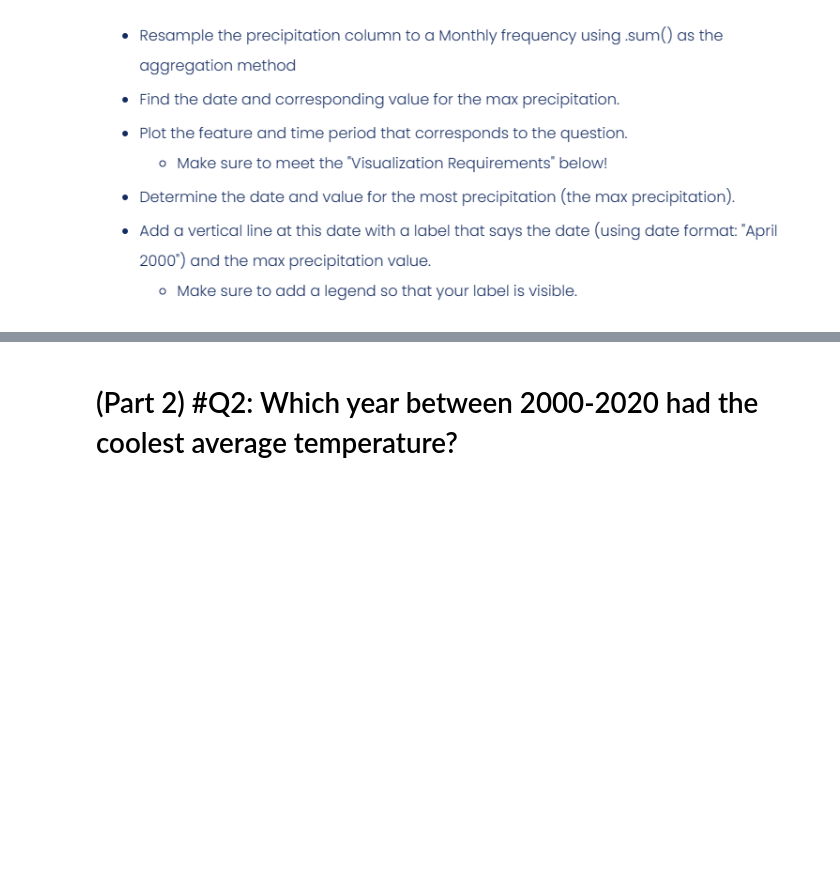
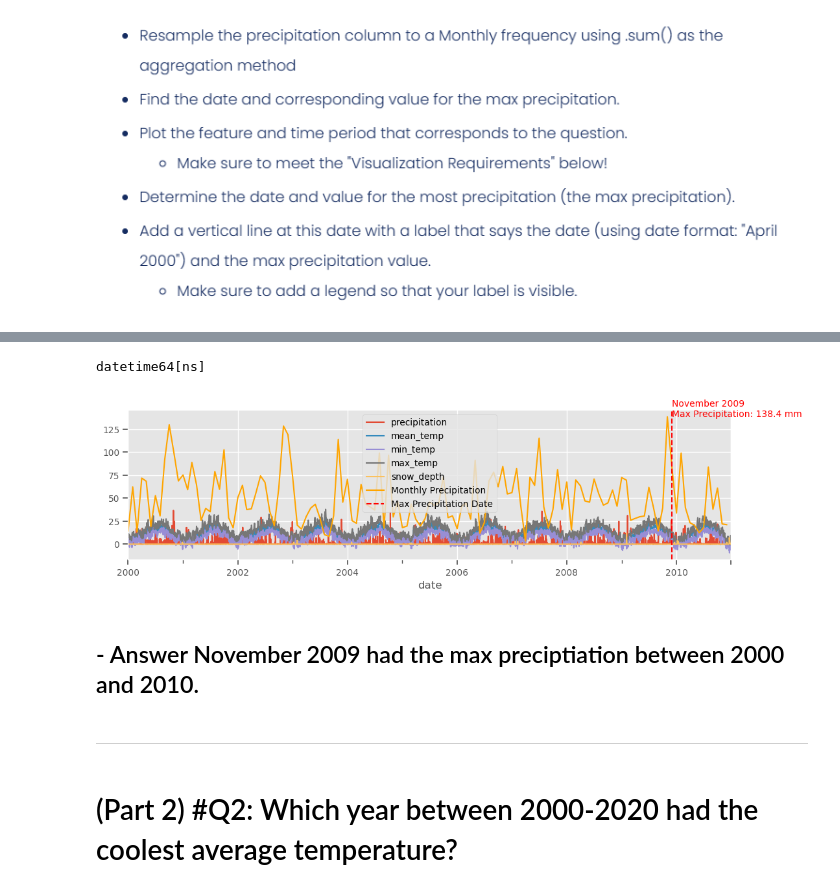
Before and after one commit to lrnrdr/CORE-Resampling-Datetime-Data, a Jupyter notebook: Core_Resampling Datetime Data.ipynb, the cells around one changed output, grey strips where cells are left out. Saved outputs shown, nothing was run; the diff lists cells and outputs as text; code cells hidden in the pictures; blank space fills up the shorter version.

```diff
--- a/Core_Resampling Datetime Data.ipynb
+++ b/Core_Resampling Datetime Data.ipynb
@@ -213,3 +231,49 @@ ___
+# %%
+# Create a copy of the DataFrame
+df_copy = df.copy()
+# %%
+# Check the data type of the index
+print(df_copy.index.dtype)
+# %% [output]
+datetime64[ns]
+# %%
+# Filter the DataFrame copy to include only data between 2000 and 2010
+df_copy = df_copy.loc['2000-01-01':'2010-12-31']
+
+# Resample the precipitation column to a Monthly frequency using .sum() as the aggregation method
+monthly_precipitation = df_copy['precipitation'].resample('M').sum()
+
+# Find the date and corresponding value for the max precipitation
+max_precipitation_date = monthly_precipitation.idxmax()
+max_precipitation_value = monthly_precipitation.max()
+
+
+# Create subplots
+fig, ax = plt.subplots(figsize=(12, 3))
+
+# Plot the original DataFrame on the first axis
+df_copy.plot(ax=ax, label='Original Data')
+
+# Plot the monthly precipitation on the same axis
+monthly_precipitation.plot(ax=ax, label='Monthly Precipitation', color='orange')
+
+# Add a vertical line at the date with the max precipitation
+ax.axvline(x=max_precipitation_date, color='red', linestyle='--', label='Max Precipitation Date')
+
+# Add label for the vertical line
+ax.text(max_precipitation_date, max_precipitation_value, f"{max_precipitation_date.strftime('%B %Y')}\nMax Precipitation: {max_precipitation_value} mm", color='red')
+
+# Add legend
+ax.legend()
+
+# Show the plot
+plt.show()
+# %% [output]
+[figure, added]
+# %% [markdown]
+## - Answer November 2009 had the max preciptiation between 2000 and 2010.
+# %% [markdown]
+_________
 # %% [markdown]
 # (Part 2) #Q2: Which year between 2000-2020 had the coolest average temperature?
 # %% [markdown]
```
Also changed, not shown: parts of 10 cells of this notebook, 1 other file.
